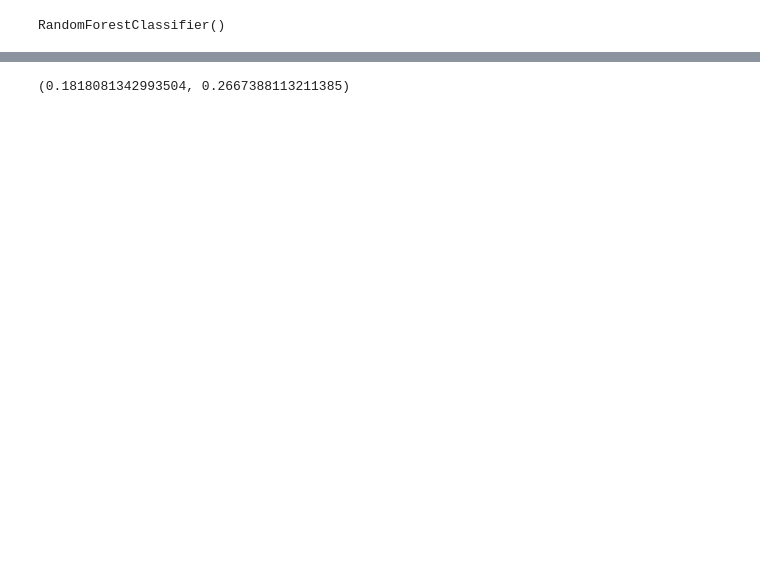
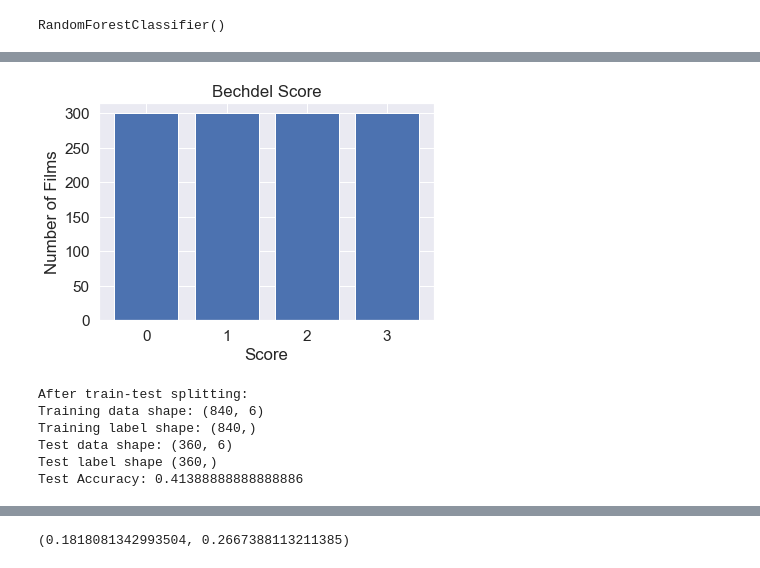
Before and after one commit to epfl-ada/ada-2023-project-pandamonium, a Jupyter notebook: bechdel_estimator.ipynb, the cells around one changed output, grey strips where cells are left out. Cells and saved outputs as stored; diff of their text form; code cells hidden in the pictures; blank space fills up the shorter version.

```diff
--- a/bechdel_estimator.ipynb
+++ b/bechdel_estimator.ipynb
@@ -129,0 +119,20 @@ Test Accuracy: 0.6672428694900605
+# %%
+rf_features = bechdel_movies[["actor_mention_score",
+                             "negative",
+                             "positive",
+                             "neutral",
+                             "female_ratio",
+                             "gender_density",
+                             "bechdel_score"]]
+
+rf_features = rf_features.dropna()
+
+print("Print before undersampling", rf_features['bechdel_score'].value_counts())
+rf_features = rf_features.groupby('bechdel_score').apply(lambda x: x.sample(n=min(300, len(x))))
+print("Print after undersampling", rf_features['bechdel_score'].value_counts())
+
+display(rf_features)
+
+rf_features = rf_features.to_numpy()
+rf_labels = rf_features[:,-1]
+rf_features = rf_features[:,:-1]
@@ -129,0 +166,33 @@ Test Accuracy: 0.6672428694900605
+# %%
+labels, counts = np.unique(rf_labels, return_counts=True)
+plt.bar(labels, counts, align='center')
+plt.gca().set_xticks(labels)
+plt.title('Bechdel Score')
+plt.xlabel('Score')
+plt.ylabel('Number of Films')
+
+plt.show()
+# %% [output]
+[figure, added]
+# %%
+x_train, x_test, y_train, y_test = train_test_split(rf_features, rf_labels,test_size=0.3)
+
+print("After train-test splitting:")
+print("Training data shape:",x_train.shape,"\nTraining label shape:", y_train.shape, "\nTest data shape:",x_test.shape, "\nTest label shape",y_test.shape)
+
+rf = RandomForestClassifier(n_estimators = 100)
+#rf_best = SelectFromModel(rf)
+rf.fit(x_train, y_train)
+#rf.get_support()
+
+y_pred = rf.predict(x_test)
+
+accuracy = accuracy_score(y_test, y_pred)
+print("Test Accuracy:", accuracy)
+# %% [output]
+After train-test splitting:
+Training data shape: (840, 6)
+Training label shape: (840,)
+Test data shape: (360, 6)
+Test label shape (360,)
+Test Accuracy: 0.41388888888888886
```
Also changed, not shown: parts of 32 cells of this notebook.
